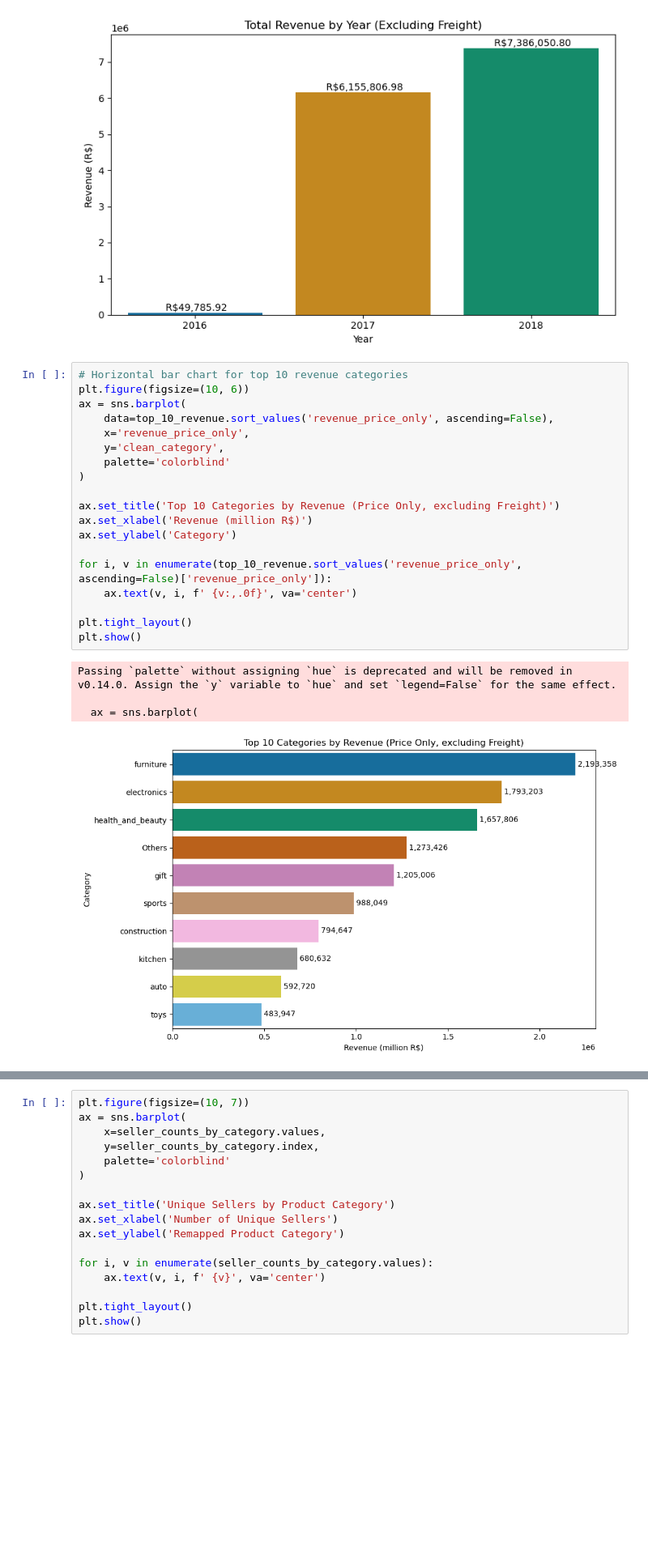
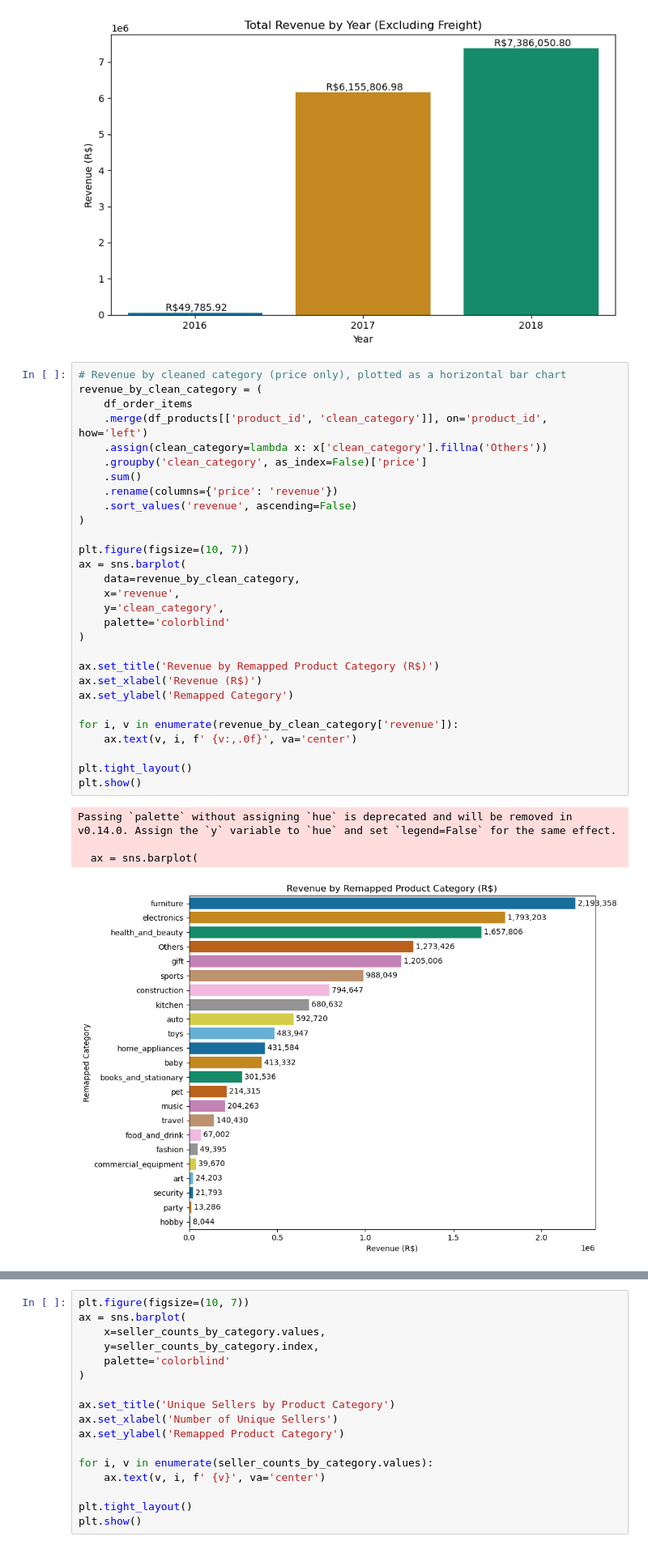
Before and after one commit to hengcc918-creator/NTU-DSAI-Mod2-Project, a Jupyter notebook: eda/EDA.ipynb, the cells around one changed output, grey strips where cells are left out. Shown at 81% size. Saved outputs shown, nothing was run; the diff lists cells and outputs as text; blank space fills up the shorter version.

```diff
--- a/eda/EDA.ipynb
+++ b/eda/EDA.ipynb
@@ -409,30 +396,40 @@ Passing `palette` without assigning `hue` is deprecated and will be removed in v
 
   ax = sns.barplot(data=revenue_by_year, x='year', y='total_revenue', palette='colorblind')
 [figure]
-# %%
-# Horizontal bar chart for top 10 revenue categories
-plt.figure(figsize=(10, 6))
-ax = sns.barplot(
-	data=top_10_revenue.sort_values('revenue_price_only', ascending=False),
-	x='revenue_price_only',
-	y='clean_category',
-	palette='colorblind'
-)
-
-ax.set_title('Top 10 Categories by Revenue (Price Only, excluding Freight)')
-ax.set_xlabel('Revenue (million R$)')
-ax.set_ylabel('Category')
-
-for i, v in enumerate(top_10_revenue.sort_values('revenue_price_only', ascending=False)['revenue_price_only']):
-	ax.text(v, i, f' {v:,.0f}', va='center')
-
-plt.tight_layout()
-plt.show()
-# %% [output]
-Passing `palette` without assigning `hue` is deprecated and will be removed in v0.14.0. Assign the `y` variable to `hue` and set `legend=False` for the same effect.
-
-  ax = sns.barplot(
-[figure, removed]
+# %%
+# Revenue by cleaned category (price only), plotted as a horizontal bar chart
+revenue_by_clean_category = (
+    df_order_items
+    .merge(df_products[['product_id', 'clean_category']], on='product_id', how='left')
+    .assign(clean_category=lambda x: x['clean_category'].fillna('Others'))
+    .groupby('clean_category', as_index=False)['price']
+    .sum()
+    .rename(columns={'price': 'revenue'})
+    .sort_values('revenue', ascending=False)
+)
+
+plt.figure(figsize=(10, 7))
+ax = sns.barplot(
+    data=revenue_by_clean_category,
+    x='revenue',
+    y='clean_category',
+    palette='colorblind'
+)
+
+ax.set_title('Revenue by Remapped Product Category (R$)')
+ax.set_xlabel('Revenue (R$)')
+ax.set_ylabel('Remapped Category')
+
+for i, v in enumerate(revenue_by_clean_category['revenue']):
+    ax.text(v, i, f' {v:,.0f}', va='center')
+
+plt.tight_layout()
+plt.show()
+# %% [output]
+Passing `palette` without assigning `hue` is deprecated and will be removed in v0.14.0. Assign the `y` variable to `hue` and set `legend=False` for the same effect.
+
+  ax = sns.barplot(
+[figure, added]
 # %%
 # Revenue accumulation by month in 2018 (same definition as earlier: sum of item price)
 orders_2018 = df_orders.copy()
```
Also changed, not shown: parts of 6 cells of this notebook.
